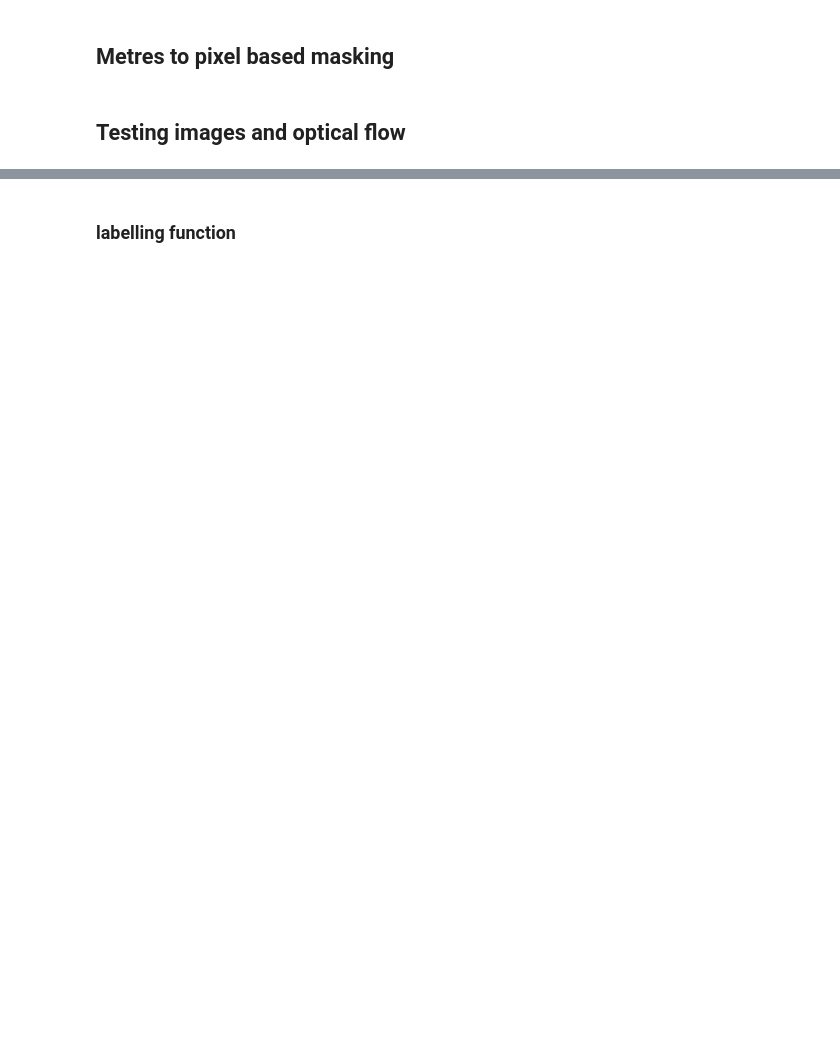
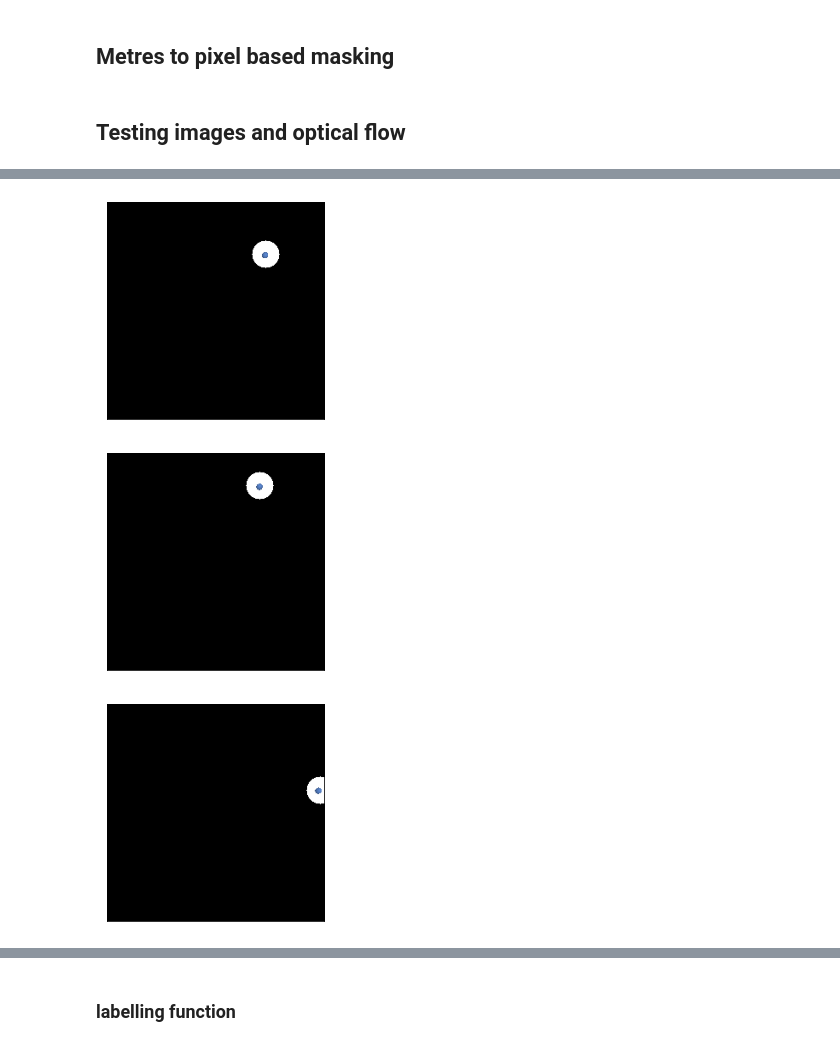
Before and after one commit to J0HNN7G/vda, a Jupyter notebook: experimental.ipynb, the cells around one changed output, grey strips where cells are left out. Cells and saved outputs as stored; diff of their text form; code cells hidden in the pictures; blank space fills up the shorter version.

```diff
--- a/experimental.ipynb
+++ b/experimental.ipynb
@@ -104,6 +153,10 @@ for i in range(len(output['img_data'][0])):
 # %%
-for cx,cy,cr in output['state_label'][0][0][:, [0,1,-2]].detach().numpy():
-    show_imgs([tensor_img_dist_circle_mask(output['img_data'][0][0], cx, cy, cr + 0.05)])
+for cx,cy,cr in output[0]['state_label'][0][0][:, [0,1,-2]].detach().numpy():
+    show_imgs([tensor_img_dist_circle_mask(output[0]['img_data'][0, 0], cx, cy, cr + 0.05)])
+# %% [output]
+[figure, added]
+[figure, added]
+[figure, added]
 # %%
 opt_flow_masks = []
 cxs = []
```
Also changed, not shown: parts of 12 cells of this notebook, 41 other files.
